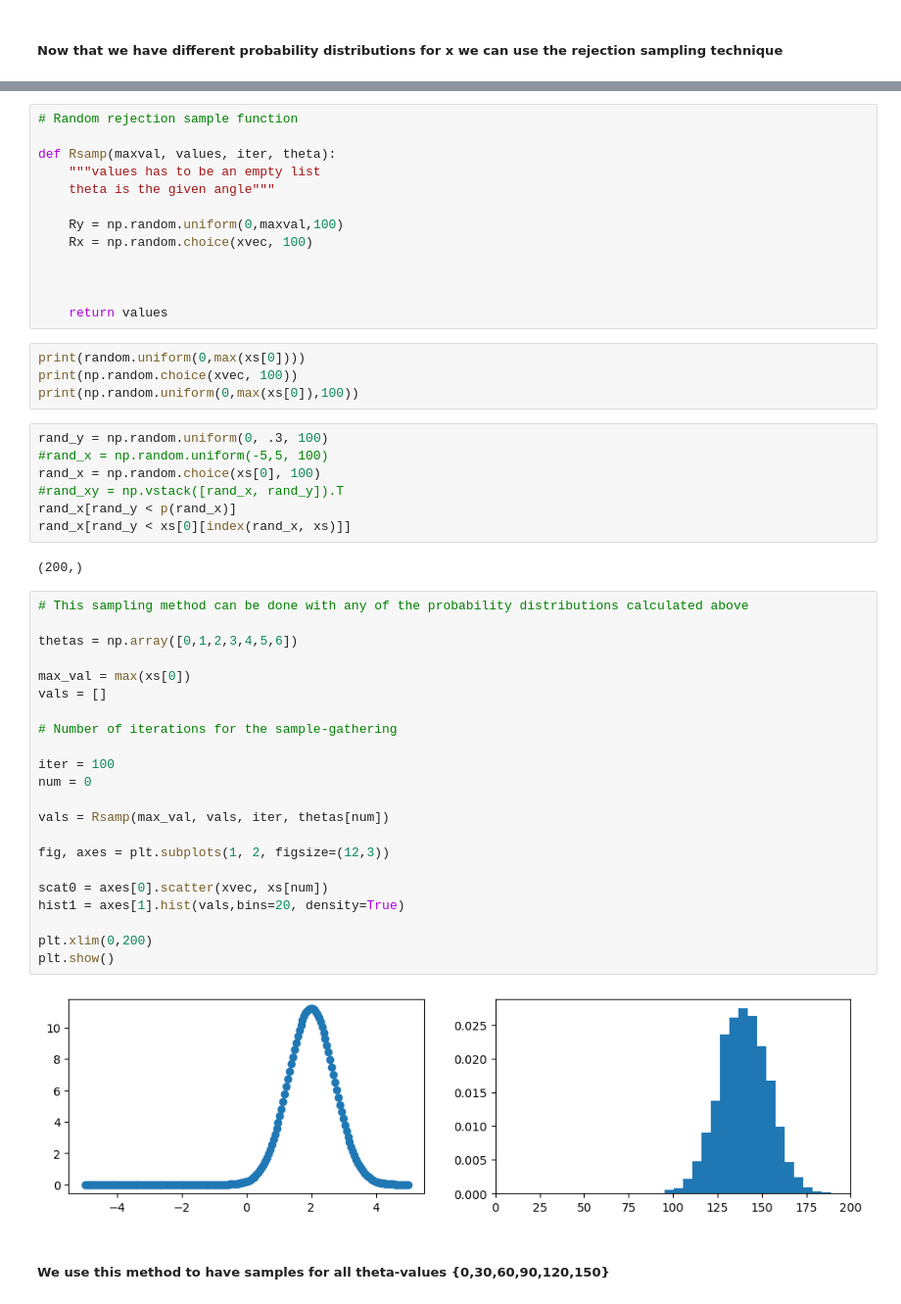
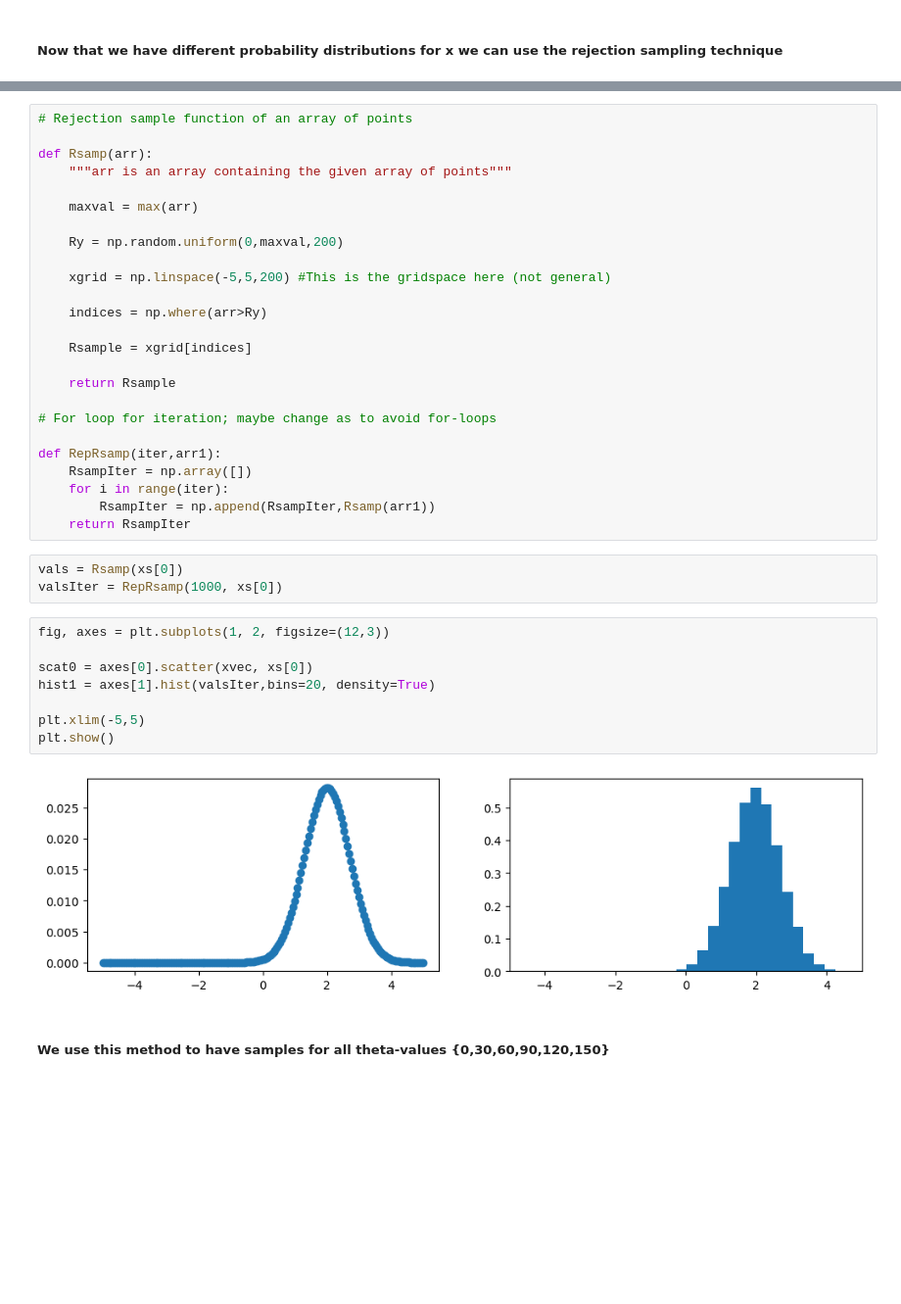
Before and after one commit to Rasmus9023/Homodyne-Tomography, a Jupyter notebook: prob_theta.ipynb, the cells around one changed output, grey strips where cells are left out. Shown: that part at 98% size. Drawn from its saved outputs; the diff is of its cells as text; blank space fills up the shorter version.

Commit message:
Update; Ramp for-loops changed to np notation

```diff
--- a/prob_theta.ipynb
+++ b/prob_theta.ipynb
@@ -123,53 +109,41 @@ def Rsamp(maxval, values, iter, theta):
-# %%
-# Random rejection sample function
-
-def Rsamp(maxval, values, iter, theta):
-    """values has to be an empty list
-    theta is the given angle"""
-
-    Ry = np.random.uniform(0,maxval,100)
-    Rx = np.random.choice(xvec, 100)
-
-
-
-    return values
-# %%
-print(random.uniform(0,max(xs[0])))
-print(np.random.choice(xvec, 100))
-print(np.random.uniform(0,max(xs[0]),100))
-# %%
-rand_y = np.random.uniform(0, .3, 100)
-#rand_x = np.random.uniform(-5,5, 100)
-rand_x = np.random.choice(xs[0], 100)
-#rand_xy = np.vstack([rand_x, rand_y]).T
-rand_x[rand_y < p(rand_x)]
-rand_x[rand_y < xs[0][index(rand_x, xs)]]
-# %% [output]
-(200,)
+# %%
+# Rejection sample function of an array of points
+
+def Rsamp(arr):
+    """arr is an array containing the given array of points"""
+
+    maxval = max(arr)
+
+    Ry = np.random.uniform(0,maxval,200)
+
+    xgrid = np.linspace(-5,5,200) #This is the gridspace here (not general)
+
+    indices = np.where(arr>Ry)
+
+    Rsample = xgrid[indices]
+
+    return Rsample
+
+# For loop for iteration; maybe change as to avoid for-loops
+
+def RepRsamp(iter,arr1):
+    RsampIter = np.array([])
+    for i in range(iter):
+        RsampIter = np.append(RsampIter,Rsamp(arr1))
+    return RsampIter
+# %%
+vals = Rsamp(xs[0])
+valsIter = RepRsamp(1000, xs[0])
 # %%
-# This sampling method can be done with any of the probability distributions calculated above
-
-thetas = np.array([0,1,2,3,4,5,6])
-
-max_val = max(xs[0])
-vals = []
-
-# Number of iterations for the sample-gathering
-
-iter = 100
-num = 0
-
-vals = Rsamp(max_val, vals, iter, thetas[num])
-
 fig, axes = plt.subplots(1, 2, figsize=(12,3))
 
-scat0 = axes[0].scatter(xvec, xs[num])
-hist1 = axes[1].hist(vals,bins=20, density=True)
+scat0 = axes[0].scatter(xvec, xs[0])
+hist1 = axes[1].hist(valsIter,bins=20, density=True)
 
-plt.xlim(0,200)
+plt.xlim(-5,5)
 plt.show()
 # %% [output]
-[figure, old version]
+[figure, new version]
 # %% [markdown]
 ##### We use this method to have samples for all theta-values {0,30,60,90,120,150}
 # %%
```
Also changed, not shown: parts of 8 cells of this notebook.
